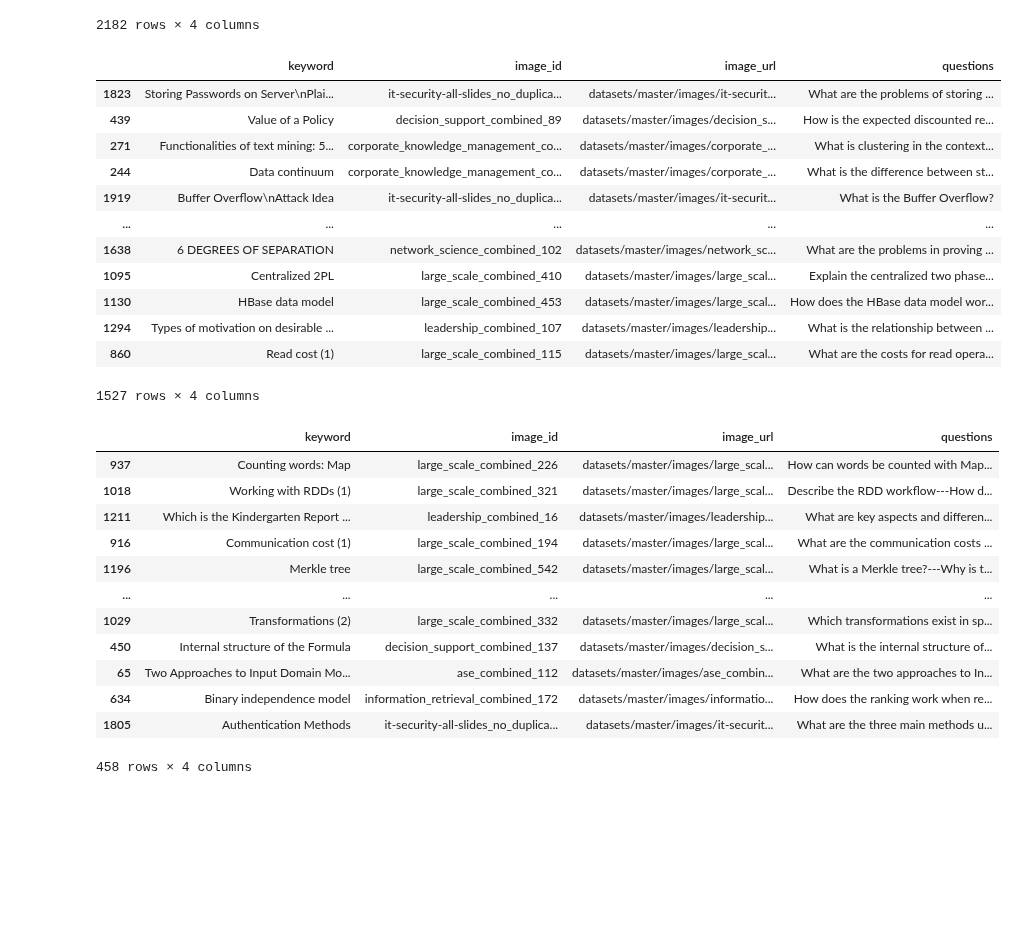
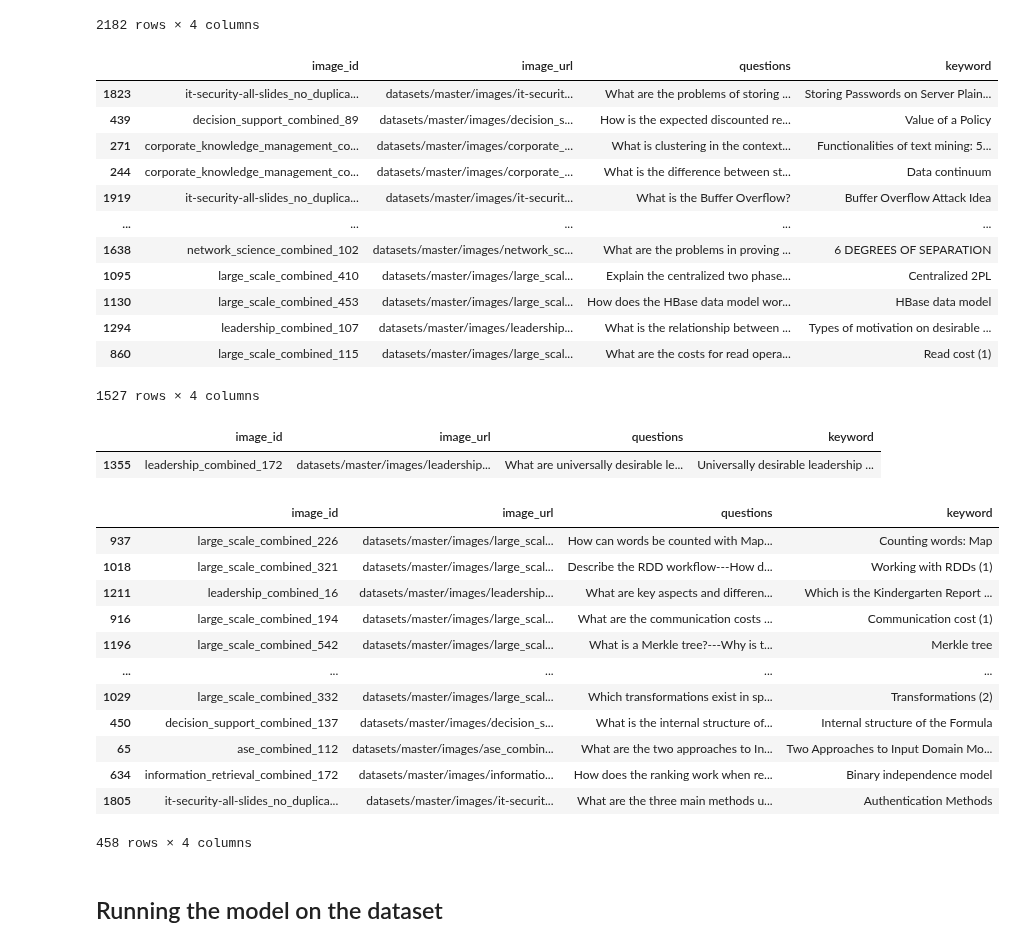
Before and after one commit to Ankinator/ankinator-flashcard-models, a Jupyter notebook: notebooks/models/image-to-text/vqg-master-dataset.ipynb, the cells around one changed output. Cells and saved outputs as stored; diff of their text form; code cells hidden in the pictures; blank space fills up the shorter version.

Commit message:
Apple VQG model runs

```diff
--- a/notebooks/models/image-to-text/vqg-master-dataset.ipynb
+++ b/notebooks/models/image-to-text/vqg-master-dataset.ipynb
@@ -186,41 +187,51 @@ data_df
 data_df.to_csv("tmp.csv", index=False)
 # %%
 from sklearn.model_selection import train_test_split
+import pandas as pd
+
+data_df = pd.read_csv("tmp.csv")[["image_id", "image_url", "questions", "keyword"]]
 
 train, tmp = train_test_split(data_df, test_size=0.3, random_state=42)
 test, val = train_test_split(tmp, test_size=0.3, random_state=42)
 
 train
 # %% [output]
-|  | keyword | image_id | image_url | questions |
-| 1823 | Storing Passwords on Server\nPlai... | it-security-all-slides_no_duplica... | datasets/master/images/it-securit... | What are the problems of storing ... |
-| 439 | Value of a Policy | decision_support_combined_89 | datasets/master/images/decision_s... | How is the expected discounted re... |
-| 271 | Functionalities of text mining: 5... | corporate_knowledge_management_co... | datasets/master/images/corporate_... | What is clustering in the context... |
-| 244 | Data continuum | corporate_knowledge_management_co... | datasets/master/images/corporate_... | What is the difference between st... |
-| 1919 | Buffer Overflow\nAttack Idea | it-security-all-slides_no_duplica... | datasets/master/images/it-securit... | What is the Buffer Overflow? |
+|  | image_id | image_url | questions | keyword |
+| 1823 | it-security-all-slides_no_duplica... | datasets/master/images/it-securit... | What are the problems of storing ... | Storing Passwords on Server Plain... |
+| 439 | decision_support_combined_89 | datasets/master/images/decision_s... | How is the expected discounted re... | Value of a Policy |
+| 271 | corporate_knowledge_management_co... | datasets/master/images/corporate_... | What is clustering in the context... | Functionalities of text mining: 5... |
+| 244 | corporate_knowledge_management_co... | datasets/master/images/corporate_... | What is the difference between st... | Data continuum |
+| 1919 | it-security-all-slides_no_duplica... | datasets/master/images/it-securit... | What is the Buffer Overflow? | Buffer Overflow Attack Idea |
 | ... | ... | ... | ... | ... |
-| 1638 | 6 DEGREES OF SEPARATION | network_science_combined_102 | datasets/master/images/network_sc... | What are the problems in proving ... |
-| 1095 | Centralized 2PL | large_scale_combined_410 | datasets/master/images/large_scal... | Explain the centralized two phase... |
-| 1130 | HBase data model | large_scale_combined_453 | datasets/master/images/large_scal... | How does the HBase data model wor... |
-| 1294 | Types of motivation on desirable ... | leadership_combined_107 | datasets/master/images/leadership... | What is the relationship between ... |
-| 860 | Read cost (1) | large_scale_combined_115 | datasets/master/images/large_scal... | What are the costs for read opera... |
+| 1638 | network_science_combined_102 | datasets/master/images/network_sc... | What are the problems in proving ... | 6 DEGREES OF SEPARATION |
+| 1095 | large_scale_combined_410 | datasets/master/images/large_scal... | Explain the centralized two phase... | Centralized 2PL |
+| 1130 | large_scale_combined_453 | datasets/master/images/large_scal... | How does the HBase data model wor... | HBase data model |
+| 1294 | leadership_combined_107 | datasets/master/images/leadership... | What is the relationship between ... | Types of motivation on desirable ... |
+| 860 | large_scale_combined_115 | datasets/master/images/large_scal... | What are the costs for read opera... | Read cost (1) |
 1527 rows × 4 columns
+# %%
+train.loc[train["image_id"] == "leadership_combined_172"]
+# %% [output]
+|  | image_id | image_url | questions | keyword |
+| 1355 | leadership_combined_172 | datasets/master/images/leadership... | What are universally desirable le... | Universally desirable leadership ... |
 # %%
-train.to_csv("datasets/master/apple_vqg_train.csv", index=False)
-test.to_csv("datasets/master/apple_vqg_test.csv", index=False)
-val.to_csv("datasets/master/apple_vqg_val.csv", index=False)
+train.to_csv("datasets/master/apple_vqg_train.csv", index=False, sep=';')
+test.to_csv("datasets/master/apple_vqg_test.csv", index=False, sep=';')
+val.to_csv("datasets/master/apple_vqg_val.csv", index=False, sep=';')
 test
 # %% [output]
-|  | keyword | image_id | image_url | questions |
-| 937 | Counting words: Map | large_scale_combined_226 | datasets/master/images/large_scal... | How can words be counted with Map... |
-| 1018 | Working with RDDs (1) | large_scale_combined_321 | datasets/master/images/large_scal... | Describe the RDD workflow---How d... |
-| 1211 | Which is the Kindergarten Report ... | leadership_combined_16 | datasets/master/images/leadership... | What are key aspects and differen... |
-| 916 | Communication cost (1) | large_scale_combined_194 | datasets/master/images/large_scal... | What are the communication costs ... |
-| 1196 | Merkle tree | large_scale_combined_542 | datasets/master/images/large_scal... | What is a Merkle tree?---Why is t... |
+|  | image_id | image_url | questions | keyword |
+| 937 | large_scale_combined_226 | datasets/master/images/large_scal... | How can words be counted with Map... | Counting words: Map |
+| 1018 | large_scale_combined_321 | datasets/master/images/large_scal... | Describe the RDD workflow---How d... | Working with RDDs (1) |
+| 1211 | leadership_combined_16 | datasets/master/images/leadership... | What are key aspects and differen... | Which is the Kindergarten Report ... |
+| 916 | large_scale_combined_194 | datasets/master/images/large_scal... | What are the communication costs ... | Communication cost (1) |
+| 1196 | large_scale_combined_542 | datasets/master/images/large_scal... | What is a Merkle tree?---Why is t... | Merkle tree |
 | ... | ... | ... | ... | ... |
-| 1029 | Transformations (2) | large_scale_combined_332 | datasets/master/images/large_scal... | Which transformations exist in sp... |
-| 450 | Internal structure of the Formula | decision_support_combined_137 | datasets/master/images/decision_s... | What is the internal structure of... |
-| 65 | Two Approaches to Input Domain Mo... | ase_combined_112 | datasets/master/images/ase_combin... | What are the two approaches to In... |
-| 634 | Binary independence model | information_retrieval_combined_172 | datasets/master/images/informatio... | How does the ranking work when re... |
-| 1805 | Authentication Methods | it-security-all-slides_no_duplica... | datasets/master/images/it-securit... | What are the three main methods u... |
+| 1029 | large_scale_combined_332 | datasets/master/images/large_scal... | Which transformations exist in sp... | Transformations (2) |
+| 450 | decision_support_combined_137 | datasets/master/images/decision_s... | What is the internal structure of... | Internal structure of the Formula |
+| 65 | ase_combined_112 | datasets/master/images/ase_combin... | What are the two approaches to In... | Two Approaches to Input Domain Mo... |
+| 634 | information_retrieval_combined_172 | datasets/master/images/informatio... | How does the ranking work when re... | Binary independence model |
+| 1805 | it-security-all-slides_no_duplica... | datasets/master/images/it-securit... | What are the three main methods u... | Authentication Methods |
 458 rows × 4 columns
+# %% [markdown]
+## Running the model on the dataset
```
Also changed, not shown: parts of 2 cells of this notebook.
